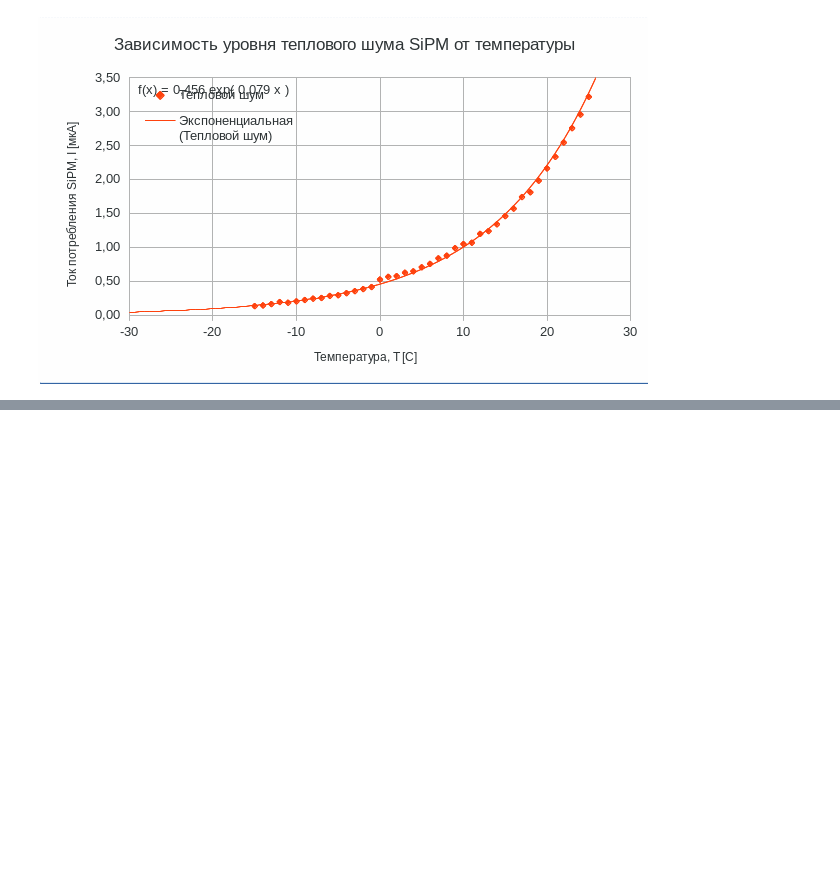
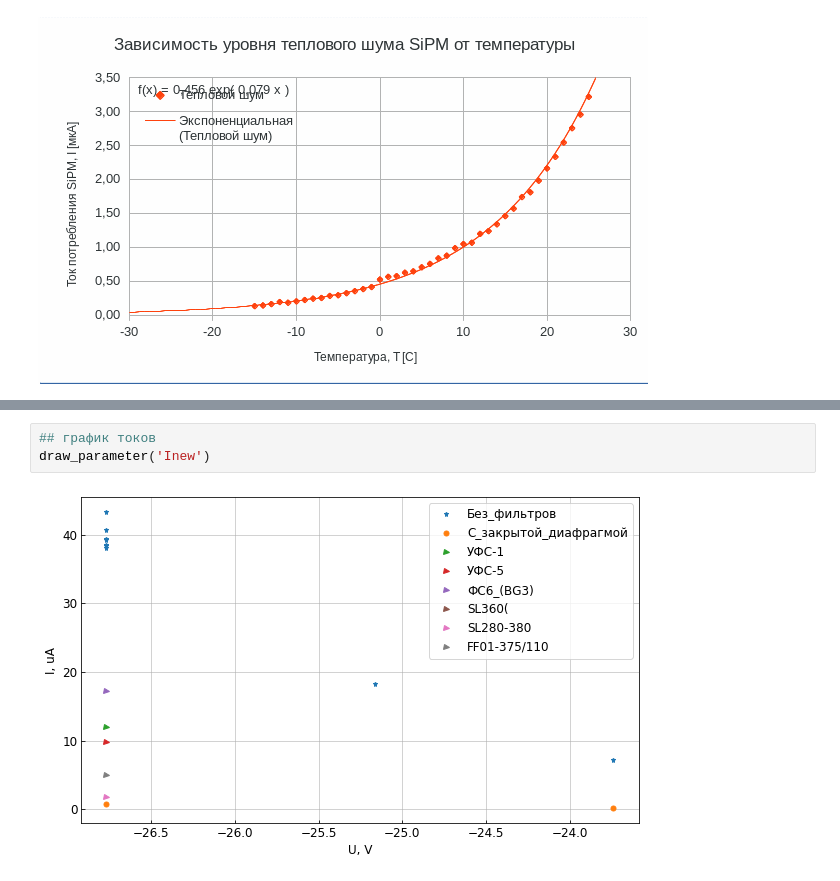
Before and after one commit to bonvech/Sphere, a Jupyter notebook: Detector/SiPM_and_filters.ipynb, the cells around one changed output, grey strips where cells are left out. Cells and saved outputs as stored; diff of their text form; blank space fills up the shorter version.

```diff
--- a/Detector/SiPM_and_filters.ipynb
+++ b/Detector/SiPM_and_filters.ipynb
@@ -196,0 +253,5 @@ draw_parameter('Inew')
+# %%
+## график токов
+draw_parameter('Inew')
+# %% [output]
+[figure, added]
```
Also changed, not shown: parts of 5 cells of this notebook, 1 other file.
